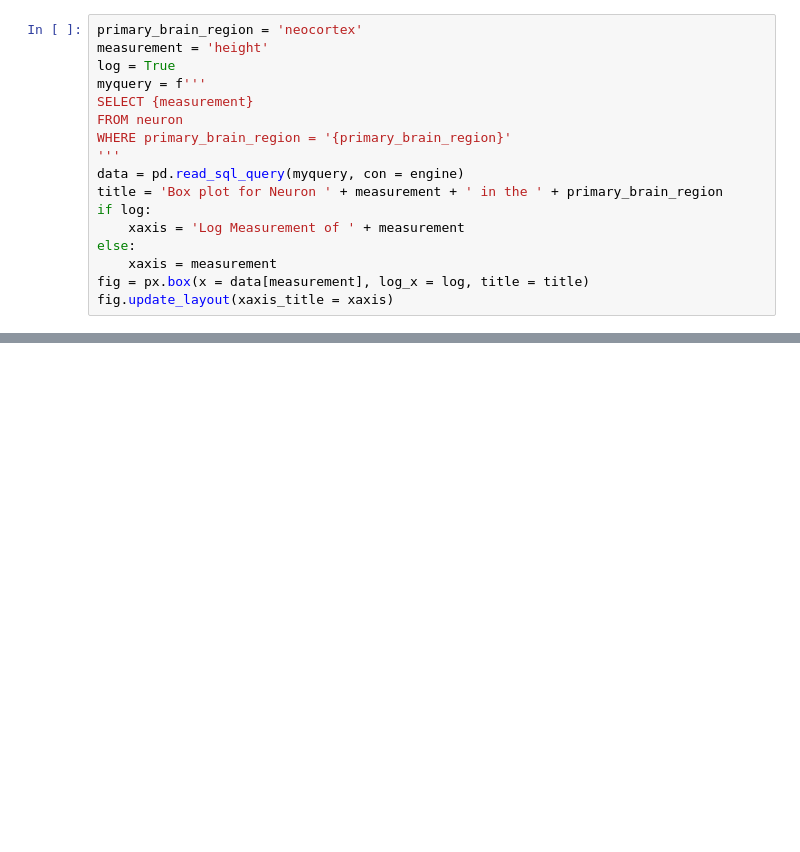
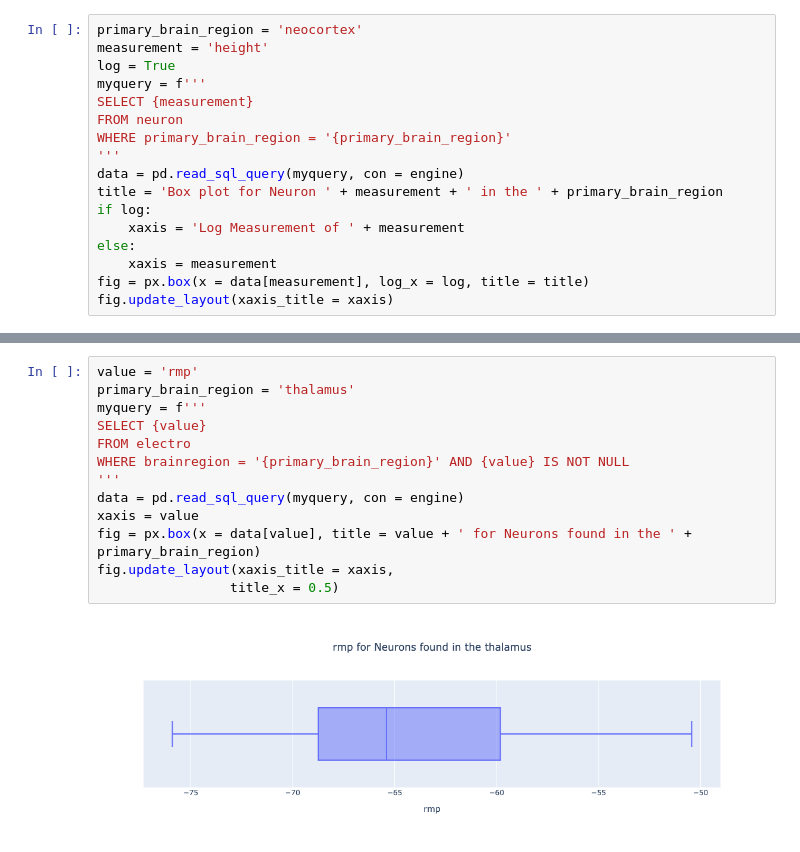
Before and after one commit to eanelson01/neurodash, a Jupyter notebook: neurodash_building.ipynb, the cells around one changed output, grey strips where cells are left out. Saved outputs shown, nothing was run; the diff lists cells and outputs as text; blank space fills up the shorter version.

Commit message:
Updated electro tab of dashboard

```diff
--- a/neurodash_building.ipynb
+++ b/neurodash_building.ipynb
@@ -365,0 +482,15 @@ ff.create_table(data[['Name', 'Region', 'DOI']])
+# %%
+value = 'rmp'
+primary_brain_region = 'thalamus'
+myquery = f'''
+SELECT {value}
+FROM electro
+WHERE brainregion = '{primary_brain_region}' AND {value} IS NOT NULL
+'''
+data = pd.read_sql_query(myquery, con = engine)
+xaxis = value
+fig = px.box(x = data[value], title = value + ' for Neurons found in the ' + primary_brain_region)
+fig.update_layout(xaxis_title = xaxis,
+                 title_x = 0.5)
+# %% [output]
+[figure, added]
```
Also changed, not shown: parts of 9 cells of this notebook.
